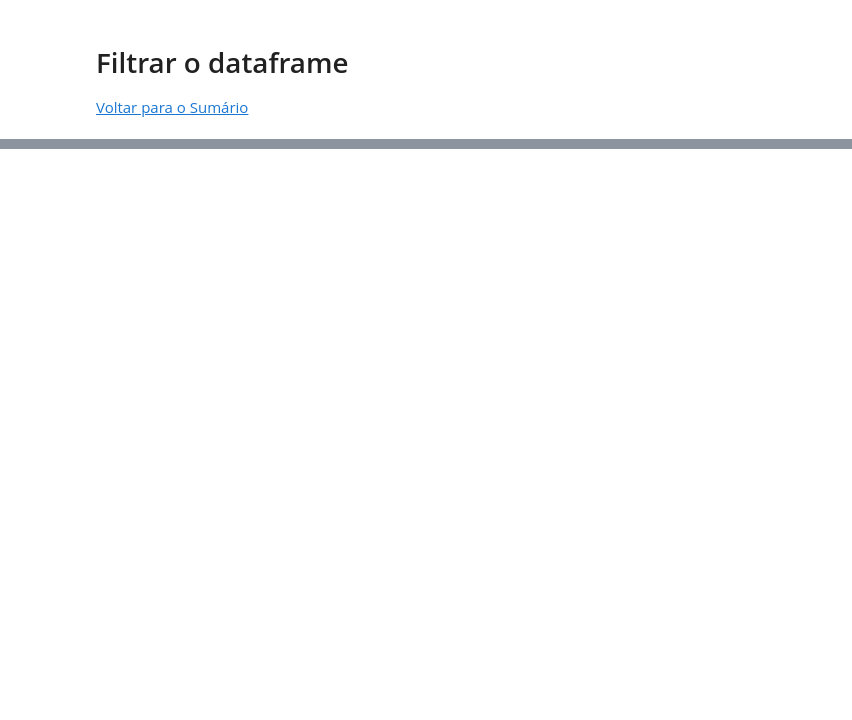
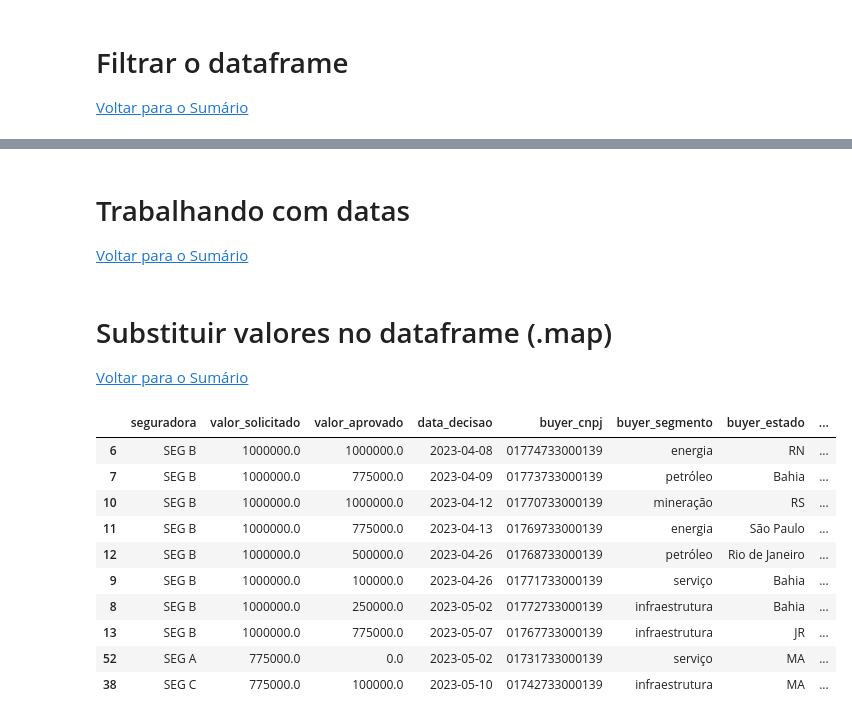
Before and after one commit to filipe-smartins/pandas_tutorial_ptbr, a Jupyter notebook: Tutorial Pandas.ipynb, the cells around one changed output, grey strips where cells are left out. Cells and saved outputs as stored; diff of their text form; code cells hidden in the pictures; blank space fills up the shorter version.

```diff
--- a/Tutorial Pandas.ipynb
+++ b/Tutorial Pandas.ipynb
@@ -474,7 +499,7 @@ df_filtrado
 # %%
-dataframe['data'] = pd.to_datetime(dataframe['data'])
-dataframe['mes'] = dataframe['data'].dt.month
-dataframe['ano'] = dataframe['data'].dt.year
+df['data'] = pd.to_datetime(df['data_decisao'])
+df['mes'] = df['data_decisao'].dt.month
+df['ano'] = df['data_decisao'].dt.year
 
 
-dataframe['cnpj_completo'] = dataframe['cnpj_completo'].str.replace(r'\D', '', regex=True)
+df['buyer_cnpj'] = df['buyer_cnpj'].str.replace(r'\D', '', regex=True)
@@ -480,0 +521,2 @@ dataframe['cnpj_completo'] = dataframe['cnpj_completo'].str.replace(r'\D', '', r
+# %%
+df = df.reset_index(drop=True)
@@ -480,0 +550,11 @@ dataframe['cnpj_completo'] = dataframe['cnpj_completo'].str.replace(r'\D', '', r
+# %% [markdown]
+<a id='datas'></a>
+
+# Trabalhando com datas
+
+[Voltar para o Sumário](#sumario)
+# %%
+df['data_decisao'] = pd.to_datetime(df['data_decisao'])
+df['mes'] = df['data_decisao'].dt.month
+df['ano'] = df['data_decisao'].dt.year
+df.head()
@@ -480,0 +565,20 @@ dataframe['cnpj_completo'] = dataframe['cnpj_completo'].str.replace(r'\D', '', r
+# %% [markdown]
+<a id='substituir'></a>
+
+# Substituir valores no dataframe (.map)
+
+[Voltar para o Sumário](#sumario)
+# %%
+df.head(10)
+# %% [output]
+|  | seguradora | valor_solicitado | valor_aprovado | data_decisao | buyer_cnpj | buyer_segmento | buyer_estado | ... |
+| 6 | SEG B | 1000000.0 | 1000000.0 | 2023-04-08 | 01774733000139 | energia | RN | ... |
+| 7 | SEG B | 1000000.0 | 775000.0 | 2023-04-09 | 01773733000139 | petróleo | Bahia | ... |
+| 10 | SEG B | 1000000.0 | 1000000.0 | 2023-04-12 | 01770733000139 | mineração | RS | ... |
+| 11 | SEG B | 1000000.0 | 775000.0 | 2023-04-13 | 01769733000139 | energia | São Paulo | ... |
+| 12 | SEG B | 1000000.0 | 500000.0 | 2023-04-26 | 01768733000139 | petróleo | Rio de Janeiro | ... |
+| 9 | SEG B | 1000000.0 | 100000.0 | 2023-04-26 | 01771733000139 | serviço | Bahia | ... |
+| 8 | SEG B | 1000000.0 | 250000.0 | 2023-05-02 | 01772733000139 | infraestrutura | Bahia | ... |
+| 13 | SEG B | 1000000.0 | 775000.0 | 2023-05-07 | 01767733000139 | infraestrutura | JR | ... |
+| 52 | SEG A | 775000.0 | 0.0 | 2023-05-02 | 01731733000139 | serviço | MA | ... |
+| 38 | SEG C | 775000.0 | 100000.0 | 2023-05-10 | 01742733000139 | infraestrutura | MA | ... |
```
Also changed, not shown: parts of 36 cells of this notebook.
